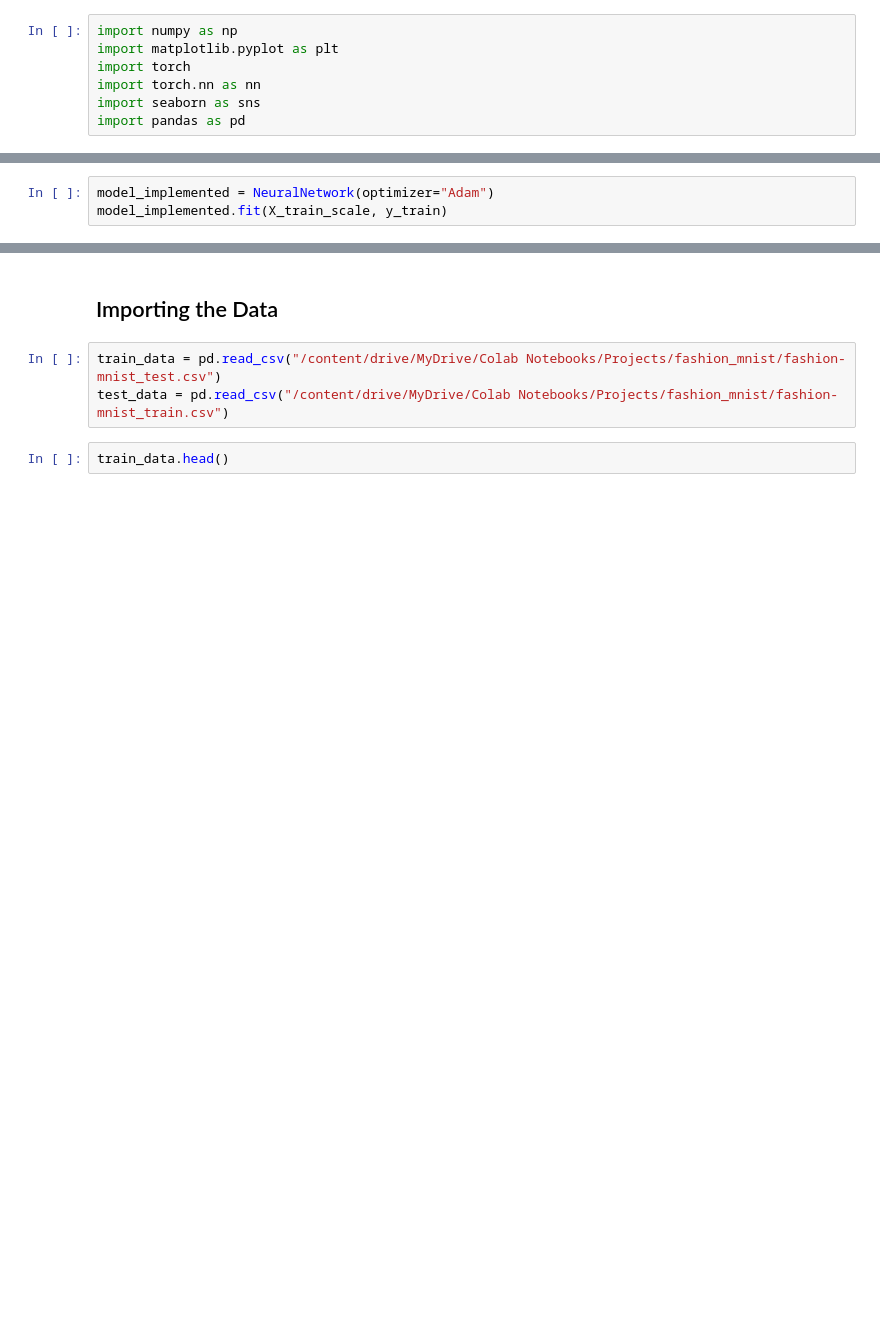
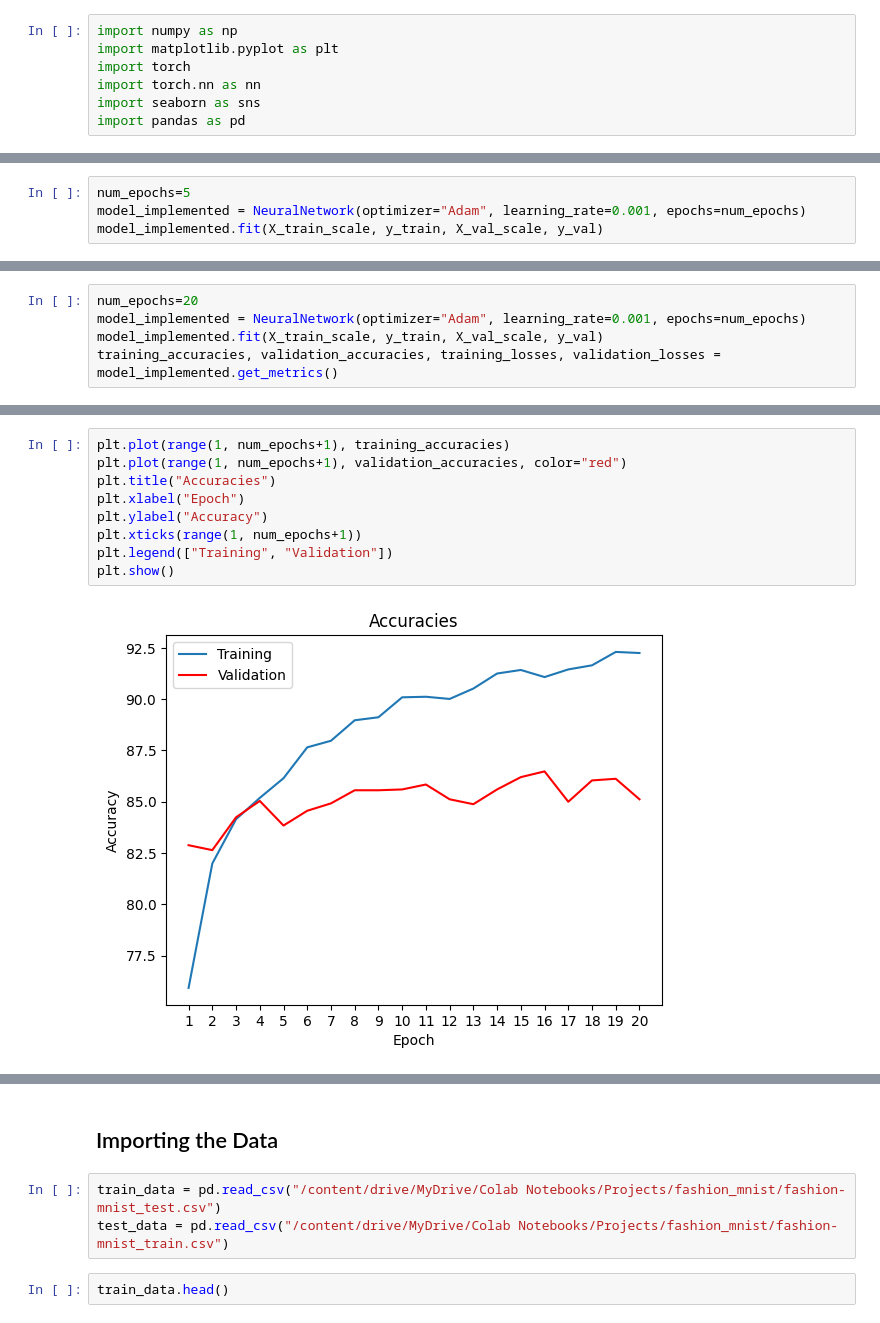
Before and after one commit to alexandergigliottipetruska/AI_projects, a Jupyter notebook: deep_learning/neural_network/5_neural_network_fashion_mnist.ipynb, the cells around one changed output, grey strips where cells are left out. Saved outputs shown, nothing was run; the diff lists cells and outputs as text; blank space fills up the shorter version.

Commit message:
Finished dropout, weight decay, and metrics

```diff
--- a/deep_learning/neural_network/5_neural_network_fashion_mnist.ipynb
+++ b/deep_learning/neural_network/5_neural_network_fashion_mnist.ipynb
@@ -405,4 +494,5 @@ class NeuralNetwork():
 # %%
-model_implemented = NeuralNetwork(optimizer="Adam")
-model_implemented.fit(X_train_scale, y_train)
+num_epochs=5
+model_implemented = NeuralNetwork(optimizer="Adam", learning_rate=0.001, epochs=num_epochs)
+model_implemented.fit(X_train_scale, y_train, X_val_scale, y_val)
 # %% [output]
@@ -429,0 +523,5 @@ Divides the previous implementation k into several classes that can be combined
+# %%
+num_epochs=20
+model_implemented = NeuralNetwork(optimizer="Adam", learning_rate=0.001, epochs=num_epochs)
+model_implemented.fit(X_train_scale, y_train, X_val_scale, y_val)
+training_accuracies, validation_accuracies, training_losses, validation_losses = model_implemented.get_metrics()
@@ -429,0 +546,11 @@ Divides the previous implementation k into several classes that can be combined
+# %%
+plt.plot(range(1, num_epochs+1), training_accuracies)
+plt.plot(range(1, num_epochs+1), validation_accuracies, color="red")
+plt.title("Accuracies")
+plt.xlabel("Epoch")
+plt.ylabel("Accuracy")
+plt.xticks(range(1, num_epochs+1))
+plt.legend(["Training", "Validation"])
+plt.show()
+# %% [output]
+[figure, added]
```
Also changed, not shown: parts of 19 cells of this notebook.
